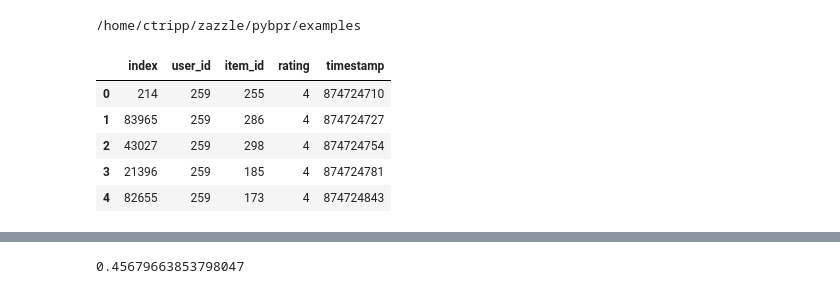
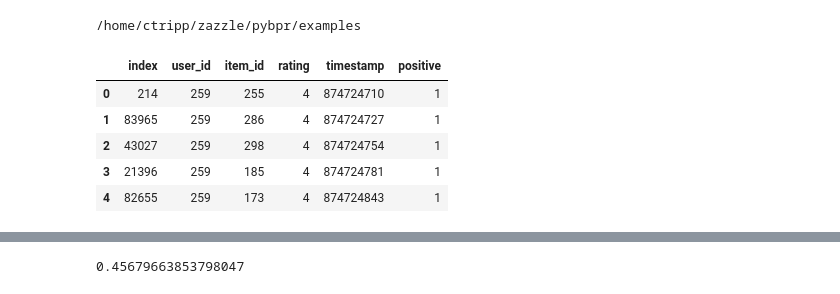
Before and after one commit to rimplesandhu/pybpr, a Jupyter notebook: examples/count_model_movielens.ipynb, the cells around one changed output, grey strips where cells are left out. Saved outputs shown, nothing was run; the diff lists cells and outputs as text; code cells hidden in the pictures.

```diff
--- a/examples/count_model_movielens.ipynb
+++ b/examples/count_model_movielens.ipynb
@@ -24,15 +21,16 @@ print(os.getcwd())
 /home/ctripp/zazzle/pybpr/examples
 # %%
 # %%time
-#df = load_movielens_data('ml-1m')
-df = pybpr.load_movielens_data('ml-100k')
-df.sort_values(['timestamp', 'user_id'], inplace=True)
+# df = load_movielens_data('ml-1m')
+df = pybpr.load_movielens_data("ml-100k")
+df.sort_values(["timestamp", "user_id"], inplace=True)
 df.reset_index(inplace=True)
+df["positive"] = (df["rating"] >= 4).astype(np.int8)
 df.head()
 # %% [output]
-|  | index | user_id | item_id | rating | timestamp |
-| 0 | 214 | 259 | 255 | 4 | 874724710 |
-| 1 | 83965 | 259 | 286 | 4 | 874724727 |
-| 2 | 43027 | 259 | 298 | 4 | 874724754 |
-| 3 | 21396 | 259 | 185 | 4 | 874724781 |
-| 4 | 82655 | 259 | 173 | 4 | 874724843 |
+|  | index | user_id | item_id | rating | timestamp | positive |
+| 0 | 214 | 259 | 255 | 4 | 874724710 | 1 |
+| 1 | 83965 | 259 | 286 | 4 | 874724727 | 1 |
+| 2 | 43027 | 259 | 298 | 4 | 874724754 | 1 |
+| 3 | 21396 | 259 | 185 | 4 | 874724781 | 1 |
+| 4 | 82655 | 259 | 173 | 4 | 874724843 | 1 |
```
Also changed, not shown: parts of 30 cells of this notebook, 6 other files.
